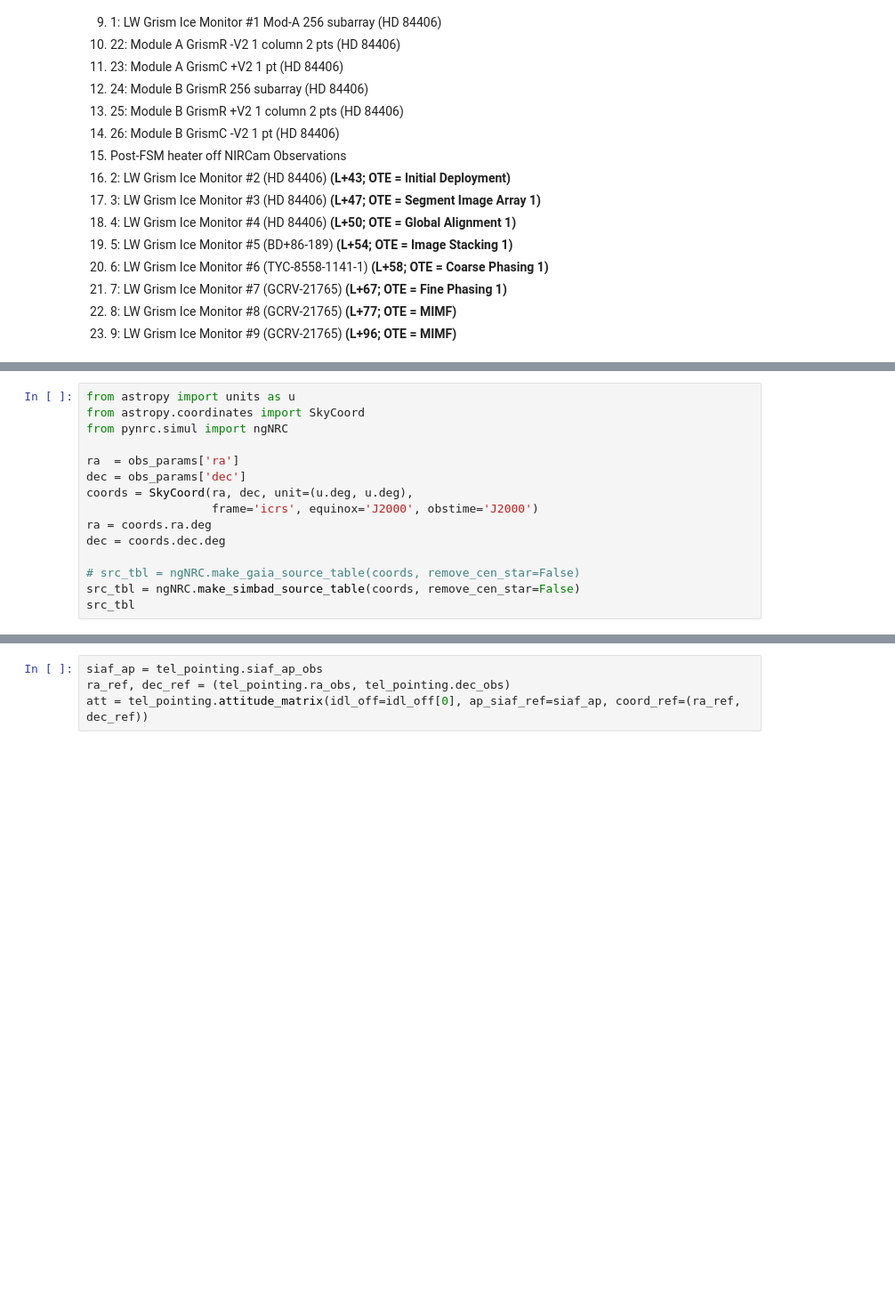
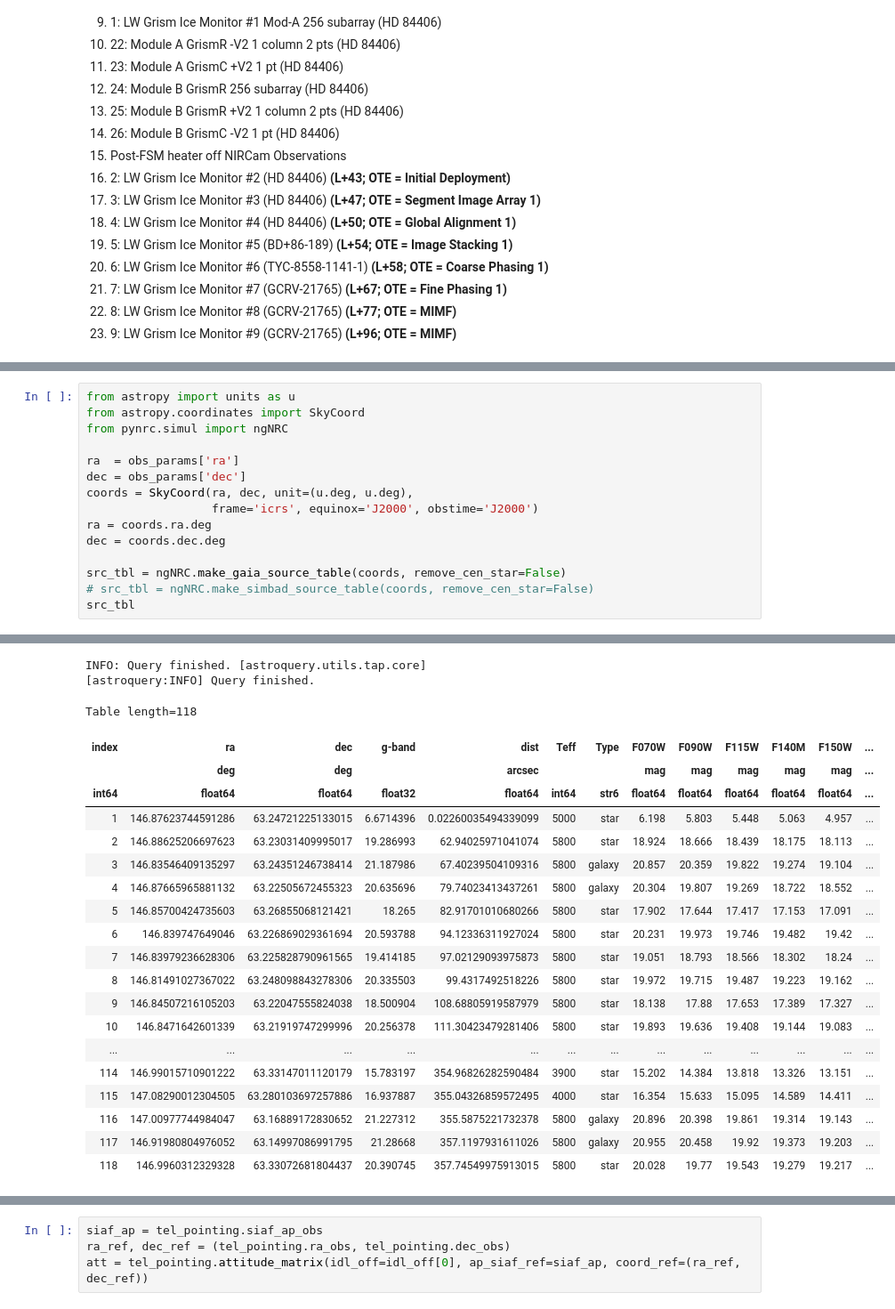
Before and after one commit to JarronL/pynrc, a Jupyter notebook: notebooks/Commissioning/NRC35_Ice/NRC-35_WaterIce.ipynb, the cells around one changed output, grey strips where cells are left out. Shown at 89% size. Cells and saved outputs as stored; diff of their text form; blank space fills up the shorter version.

```diff
--- a/notebooks/Commissioning/NRC35_Ice/NRC-35_WaterIce.ipynb
+++ b/notebooks/Commissioning/NRC35_Ice/NRC-35_WaterIce.ipynb
@@ -301,6 +349,7 @@ coords = SkyCoord(ra, dec, unit=(u.deg, u.deg),
 ra = coords.ra.deg
 dec = coords.dec.deg
 
-# src_tbl = ngNRC.make_gaia_source_table(coords, remove_cen_star=False)
-src_tbl = ngNRC.make_simbad_source_table(coords, remove_cen_star=False)
+src_tbl = ngNRC.make_gaia_source_table(coords, remove_cen_star=False)
+# src_tbl = ngNRC.make_simbad_source_table(coords, remove_cen_star=False)
 src_tbl
+# %% [output]
@@ -307 +357,23 @@ src_tbl
+INFO: Query finished. [astroquery.utils.tap.core]
+[astroquery:INFO] Query finished.
+Table length=118
+| index | ra | dec | g-band | dist | Teff | Type | F070W | F090W | F115W | F140M | F150W | ... |
+|  | deg | deg |  | arcsec |  |  | mag | mag | mag | mag | mag | ... |
+| int64 | float64 | float64 | float32 | float64 | int64 | str6 | float64 | float64 | float64 | float64 | float64 | ... |
+| 1 | 146.87623744591286 | 63.24721225133015 | 6.6714396 | 0.02260035494339099 | 5000 | star | 6.198 | 5.803 | 5.448 | 5.063 | 4.957 | ... |
+| 2 | 146.88625206697623 | 63.23031409995017 | 19.286993 | 62.94025971041074 | 5800 | star | 18.924 | 18.666 | 18.439 | 18.175 | 18.113 | ... |
+| 3 | 146.83546409135297 | 63.24351246738414 | 21.187986 | 67.40239504109316 | 5800 | galaxy | 20.857 | 20.359 | 19.822 | 19.274 | 19.104 | ... |
+| 4 | 146.87665965881132 | 63.22505672455323 | 20.635696 | 79.74023413437261 | 5800 | galaxy | 20.304 | 19.807 | 19.269 | 18.722 | 18.552 | ... |
+| 5 | 146.85700424735603 | 63.26855068121421 | 18.265 | 82.91701010680266 | 5800 | star | 17.902 | 17.644 | 17.417 | 17.153 | 17.091 | ... |
+| 6 | 146.839747649046 | 63.226869029361694 | 20.593788 | 94.12336311927024 | 5800 | star | 20.231 | 19.973 | 19.746 | 19.482 | 19.42 | ... |
+| 7 | 146.83979236628306 | 63.225828790961565 | 19.414185 | 97.02129093975873 | 5800 | star | 19.051 | 18.793 | 18.566 | 18.302 | 18.24 | ... |
+| 8 | 146.81491027367022 | 63.248098843278306 | 20.335503 | 99.4317492518226 | 5800 | star | 19.972 | 19.715 | 19.487 | 19.223 | 19.162 | ... |
+| 9 | 146.84507216105203 | 63.22047555824038 | 18.500904 | 108.68805919587979 | 5800 | star | 18.138 | 17.88 | 17.653 | 17.389 | 17.327 | ... |
+| 10 | 146.8471642601339 | 63.21919747299996 | 20.256378 | 111.30423479281406 | 5800 | star | 19.893 | 19.636 | 19.408 | 19.144 | 19.083 | ... |
+| ... | ... | ... | ... | ... | ... | ... | ... | ... | ... | ... | ... | ... |
+| 114 | 146.99015710901222 | 63.33147011120179 | 15.783197 | 354.96826282590484 | 3900 | star | 15.202 | 14.384 | 13.818 | 13.326 | 13.151 | ... |
+| 115 | 147.08290012304505 | 63.280103697257886 | 16.937887 | 355.04326859572495 | 4000 | star | 16.354 | 15.633 | 15.095 | 14.589 | 14.411 | ... |
+| 116 | 147.00977744984047 | 63.16889172830652 | 21.227312 | 355.5875221732378 | 5800 | galaxy | 20.896 | 20.398 | 19.861 | 19.314 | 19.143 | ... |
+| 117 | 146.91980804976052 | 63.14997086991795 | 21.28668 | 357.1197931611026 | 5800 | galaxy | 20.955 | 20.458 | 19.92 | 19.373 | 19.203 | ... |
+| 118 | 146.9960312329328 | 63.33072681804437 | 20.390745 | 357.74549975913015 | 5800 | star | 20.028 | 19.77 | 19.543 | 19.279 | 19.217 | ... |
 # %%
```
Also changed, not shown: parts of 19 cells of this notebook.
